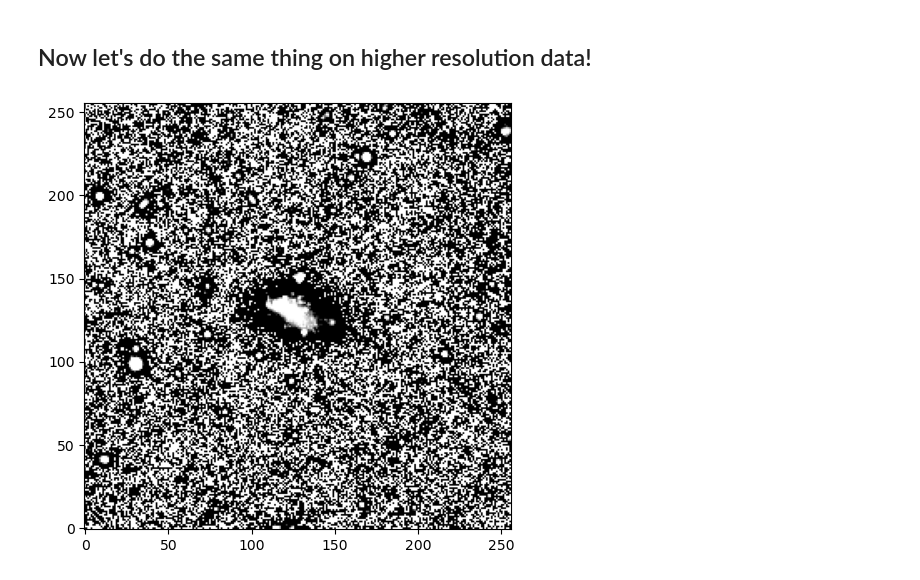
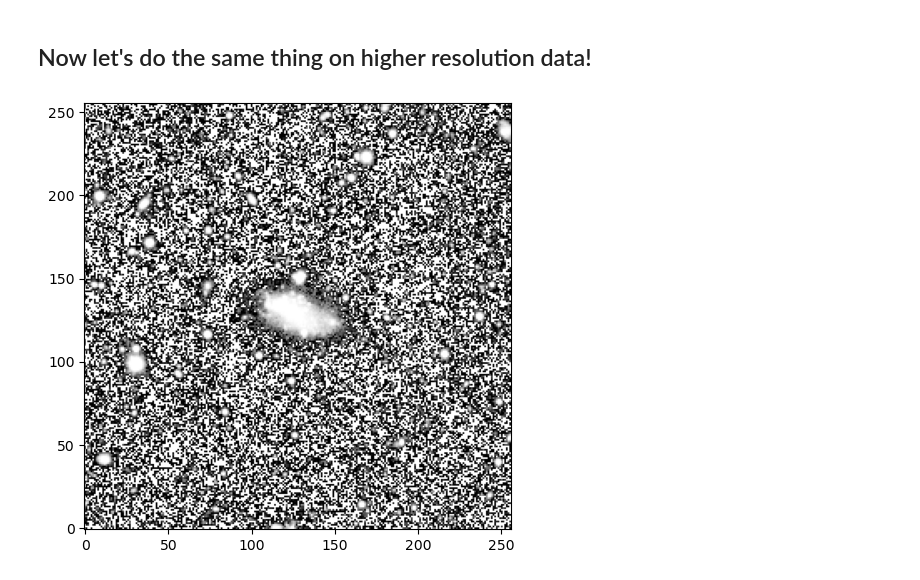
Before and after one commit to itviolin2013/Polaris-Kamino, a Jupyter notebook: ErrorProp_DES_PS.ipynb, the cells around one changed output. Drawn from its saved outputs; the diff is of its cells as text; code cells hidden in the pictures.

```diff
--- a/ErrorProp_DES_PS.ipynb
+++ b/ErrorProp_DES_PS.ipynb
@@ -183,25 +191,25 @@ Magnitude: 17.418985214569332 +/- 2.719310168247956
 # %%
 #first, plot the data!
 hdu = fits.open('Kamino_legacy.fits')[0]#FILL IN WITH FILEPATH!
 data = hdu.data[0]
 header=hdu.header
 
 cmap=plt.cm.Greys_r
 
 #Since we should already have ds9 open, use that to make an estinate of position and size!
 
 cutout=data
 
-minim=np.percentile(cutout.data, 60)
-maxim=np.percentile(cutout.data, 96)
+minim=np.percentile(cutout.data, 70)
+maxim=np.percentile(cutout.data, 99)
 
 
 plt.imshow(cutout.data, origin='lower', cmap=cmap, vmin=minim, vmax=maxim, norm='log')
 plt.tight_layout()
 
 plt.show()
 # %% [output]
-[figure, old version]
+[figure, new version]
 # %%
 #Now make your aperture and annulus and plug them all into the function you made!
 position = (126.98634, 129.36399)#FILL IN
```
Also changed, not shown: parts of 4 cells of this notebook.
